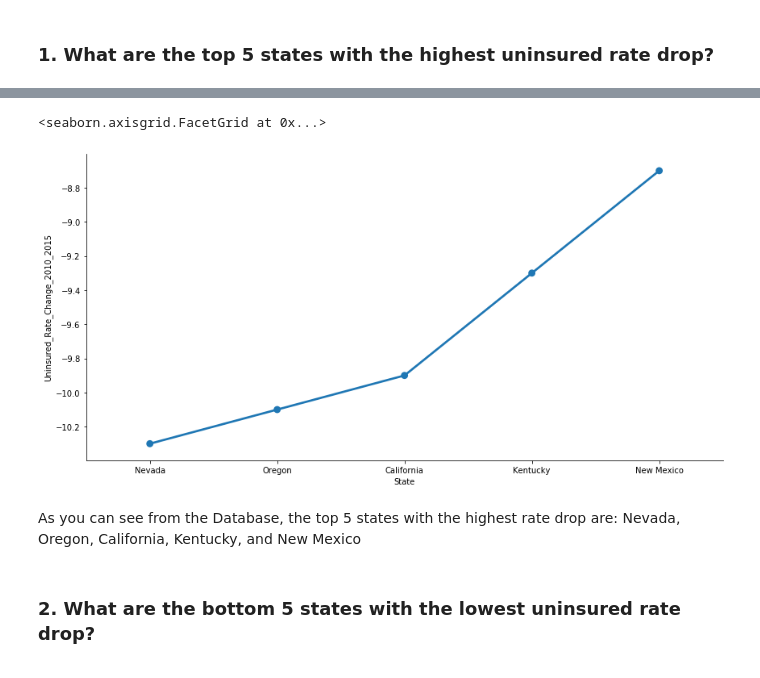
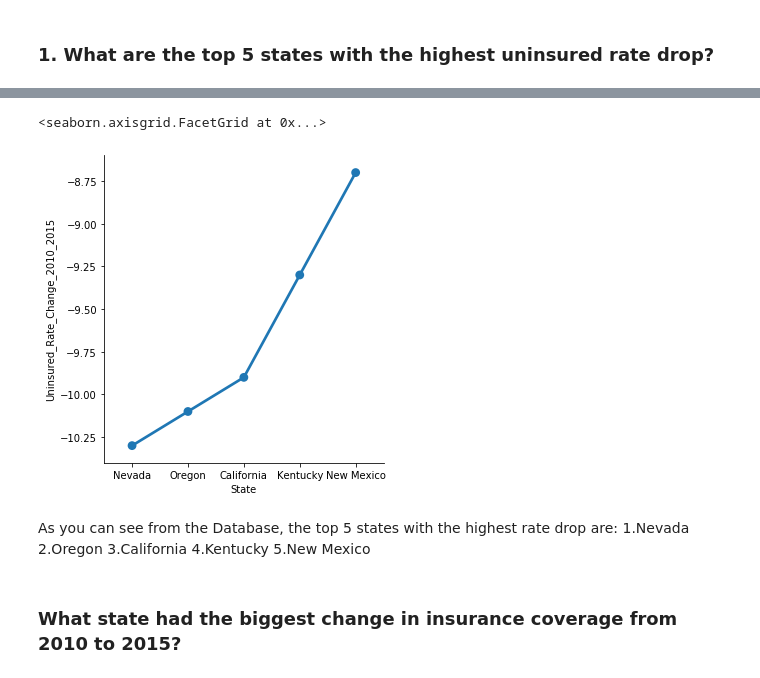
Before and after one commit to alexbeeler/ACA-Project, a Jupyter notebook: My_ACA_Project.ipynb, the cells around one changed output, grey strips where cells are left out. Drawn from its saved outputs; the diff is of its cells as text; code cells hidden in the pictures.

```diff
--- a/My_ACA_Project.ipynb
+++ b/My_ACA_Project.ipynb
@@ -115,17 +115,22 @@ df.sort_values(by="Uninsured Rate Change 2010 to 2015", ascending=True)
 # %%
 sns.catplot(
     x="State",
     y="Uninsured_Rate_Change_2010_2015",
     data=df,
     kind="point",
-    height=6,
-    aspect=2,
+    height=5,
+    aspect=1,
     order= ('Nevada', 'Oregon', 'California', 'Kentucky', 'New Mexico'),
 )
 # %% [output]
 <seaborn.axisgrid.FacetGrid at 0x...>
-[figure, old version]
+[figure, new version]
 # %% [markdown]
-As you can see from the Database, the top 5 states with the highest rate drop are: Nevada, Oregon, California, Kentucky, and New Mexico
+As you can see from the Database, the top 5 states with the highest rate drop are:
+1.Nevada
+2.Oregon
+3.California
+4.Kentucky
+5.New Mexico
-# %% [markdown]
-### 2. What are the bottom 5 states with the lowest uninsured rate drop?
+# %% [markdown]
+### What state had the biggest change in insurance coverage from 2010 to 2015?
```
Also changed, not shown: parts of 10 cells of this notebook.
